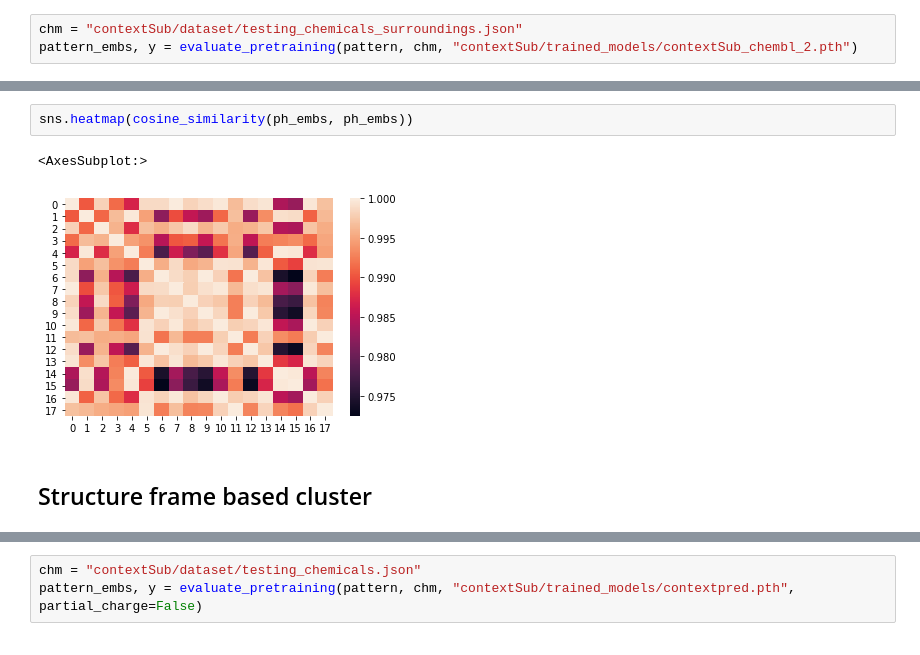
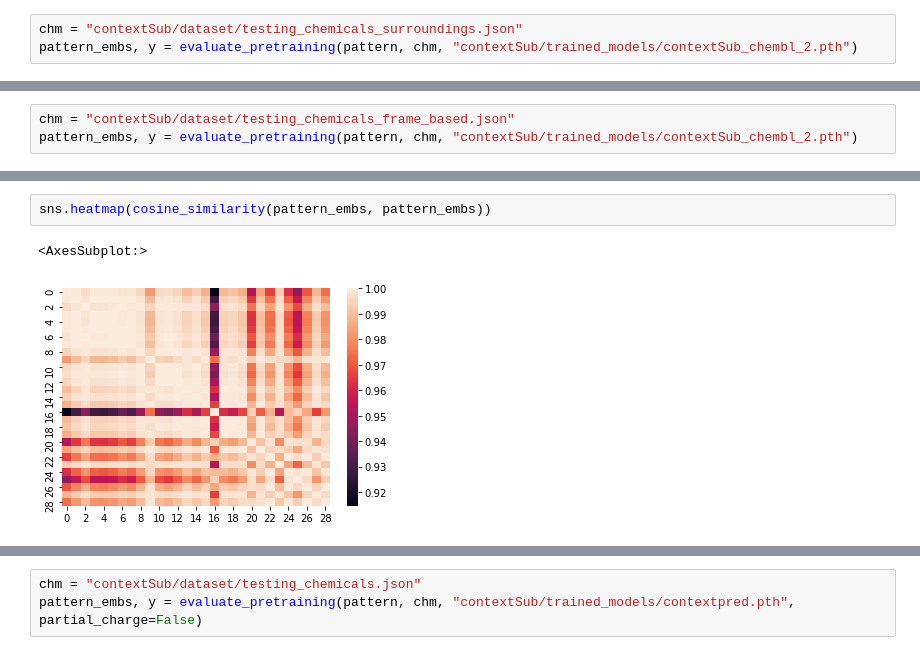
Before and after one commit to thomasly/slgnn, a Jupyter notebook: contextSub_pretrained_model_validation.ipynb, the cells around one changed output, grey strips where cells are left out. Drawn from its saved outputs; the diff is of its cells as text.

Commit message:
clustering

```diff
--- a/contextSub_pretrained_model_validation.ipynb
+++ b/contextSub_pretrained_model_validation.ipynb
@@ -35,3 +69,6 @@ pattern_embs, y = evaluate_pretraining(pattern, chm, "contextSub/trained_models/
+# %%
+chm = "contextSub/dataset/testing_chemicals_frame_based.json"
+pattern_embs, y = evaluate_pretraining(pattern, chm, "contextSub/trained_models/contextSub_chembl_2.pth")
 # %%
 umap_emb = umap.UMAP(n_epochs=1000).fit_transform(pattern_embs)
 plot_embedding(umap_emb, y, mode="text")
@@ -106,7 +81,5 @@ plot_embedding(umap_emb, mode="dot")
 # %%
-sns.heatmap(cosine_similarity(ph_embs, ph_embs))
+sns.heatmap(cosine_similarity(pattern_embs, pattern_embs))
 # %% [output]
 <AxesSubplot:>
-[figure, old version]
+[figure, new version]
-# %% [markdown]
-## Structure frame based cluster
```
Also changed, not shown: parts of 101 cells of this notebook, 4 other files.
